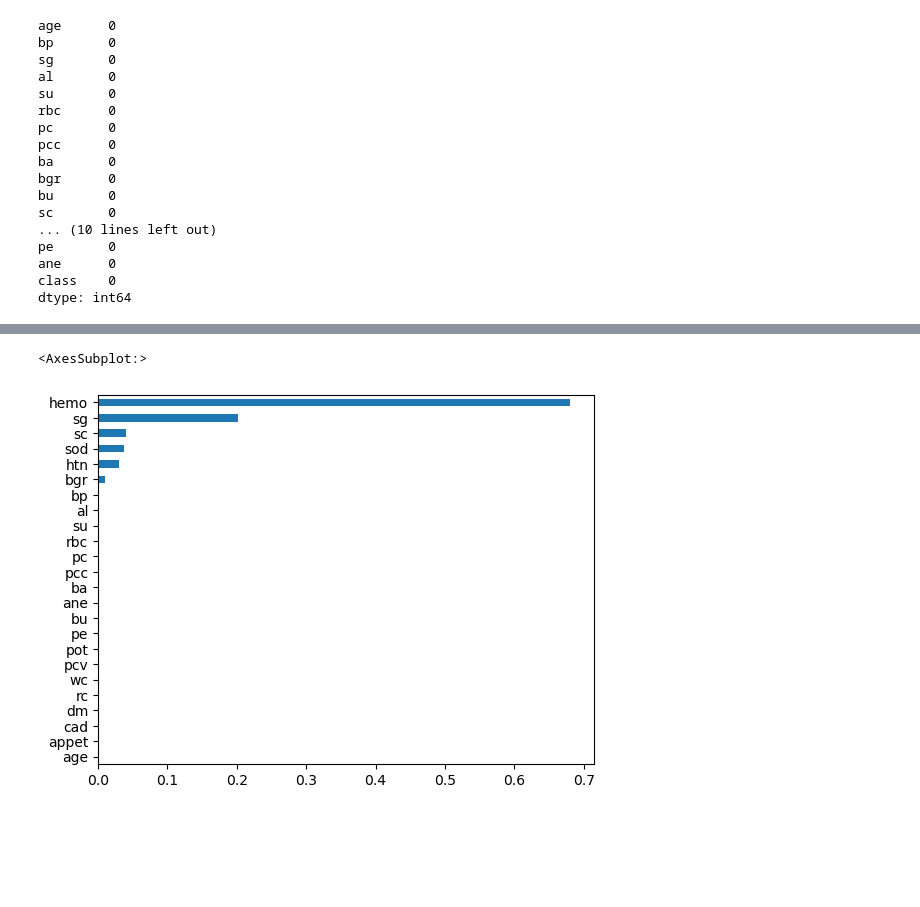
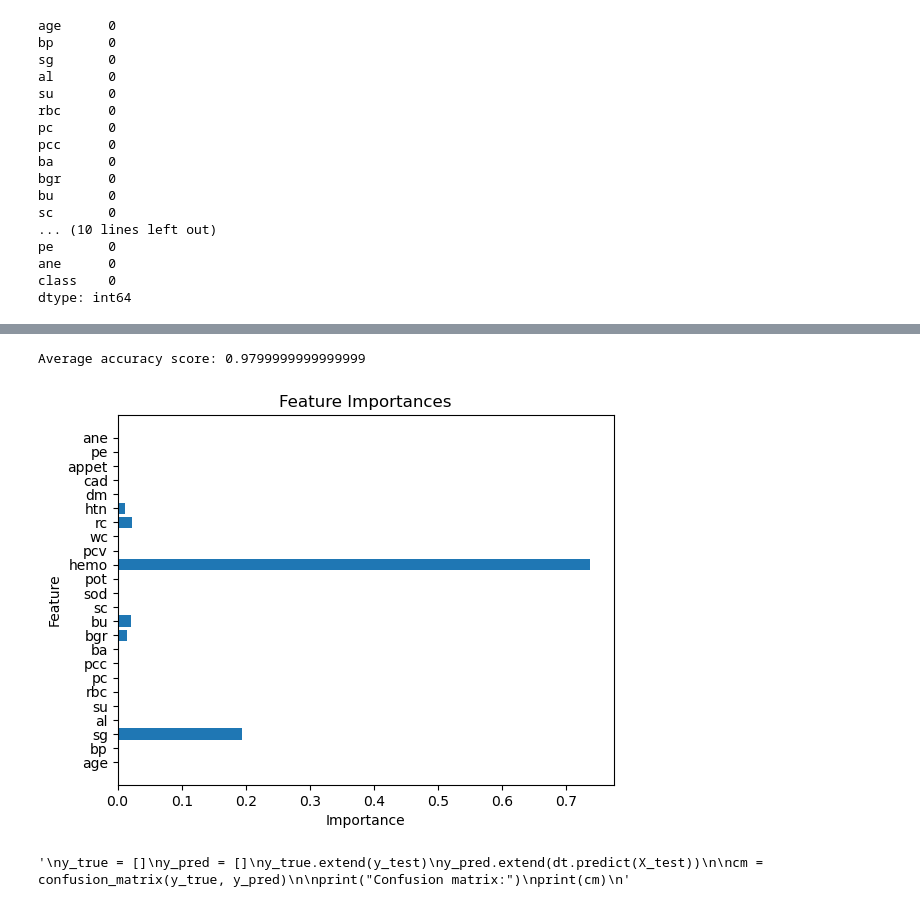
Before and after one commit to praveen3225/ML_PROJECT_CKD-Prediction, a Jupyter notebook: MINI PROJECT/124003225_miniproject.ipynb, the cells around one changed output, grey strips where cells are left out. Saved outputs shown, nothing was run; the diff lists cells and outputs as text; code cells hidden in the pictures; blank space fills up the shorter version.

```diff
--- a/MINI PROJECT/124003225_miniproject.ipynb
+++ b/MINI PROJECT/124003225_miniproject.ipynb
@@ -158,18 +182,0 @@ sns.heatmap(co_mat,center=0, annot=True, cbar=True)
-# %%
-from sklearn.tree import DecisionTreeClassifier
-from sklearn.model_selection import train_test_split
-from sklearn.metrics import accuracy_score
-from sklearn.metrics import confusion_matrix
-X = dataset.drop('class', axis=1)
-y = dataset['class']
-X_train, X_test, y_train, y_test = train_test_split(X, y, test_size=0.3, random_state=42)
-dt = DecisionTreeClassifier()
-dt.fit(X_train, y_train)
-y_pred = dt.predict(X_test)
-for feature, score in zip(X.columns, dt.feature_importances_):
-    print(feature, score)
-print("\n")
-print(confusion_matrix(y_test, y_pred))
-print("\n")
-accuracy = accuracy_score(y_test, y_pred)
-print("Accuracy:", accuracy)
@@ -194,6 +183,45 @@ Accuracy: 0.9833333333333333
-# %%
-feature_scores = pd.Series(dt.feature_importances_, index=X.columns)
-feature_scores.sort_values().plot(kind='barh')
-# %% [output]
-<AxesSubplot:>
-[figure, removed]
+# %%
+from sklearn.tree import DecisionTreeClassifier
+from sklearn.model_selection import train_test_split
+from sklearn.metrics import accuracy_score
+from sklearn.metrics import confusion_matrix
+from sklearn.model_selection import KFold
+
+X = dataset.drop('class', axis=1)
+y = dataset['class']
+dt = DecisionTreeClassifier()
+kf = KFold(n_splits=10, shuffle=True, random_state=42)
+scores = []
+for train_index, test_index in kf.split(X):
+    X_train, X_test = X.iloc[train_index], X.iloc[test_index]
+    y_train, y_test = y.iloc[train_index], y.iloc[test_index]
+    dt.fit(X_train, y_train)
+    y_pred = dt.predict(X_test)
+    scores.append(accuracy_score(y_test, y_pred))
+print("\n")
+print("Average accuracy score:", sum(scores)/len(scores))
+print("\n")
+
+importances = dt.feature_importances_
+features = X.columns.tolist()
+plt.barh(features, importances)
+plt.xlabel("Importance")
+plt.ylabel("Feature")
+plt.title("Feature Importances")
+plt.show()
+
+"""
+y_true = []
+y_pred = []
+y_true.extend(y_test)
+y_pred.extend(dt.predict(X_test))
+
+cm = confusion_matrix(y_true, y_pred)
+
+print("Confusion matrix:")
+print(cm)
+"""
+# %% [output]
+Average accuracy score: 0.9799999999999999
+[figure, added]
+'\ny_true = []\ny_pred = []\ny_true.extend(y_test)\ny_pred.extend(dt.predict(X_test))\n\ncm = confusion_matrix(y_true, y_pred)\n\nprint("Confusion matrix:")\nprint(cm)\n'
```
Also changed, not shown: parts of 12 cells of this notebook.
